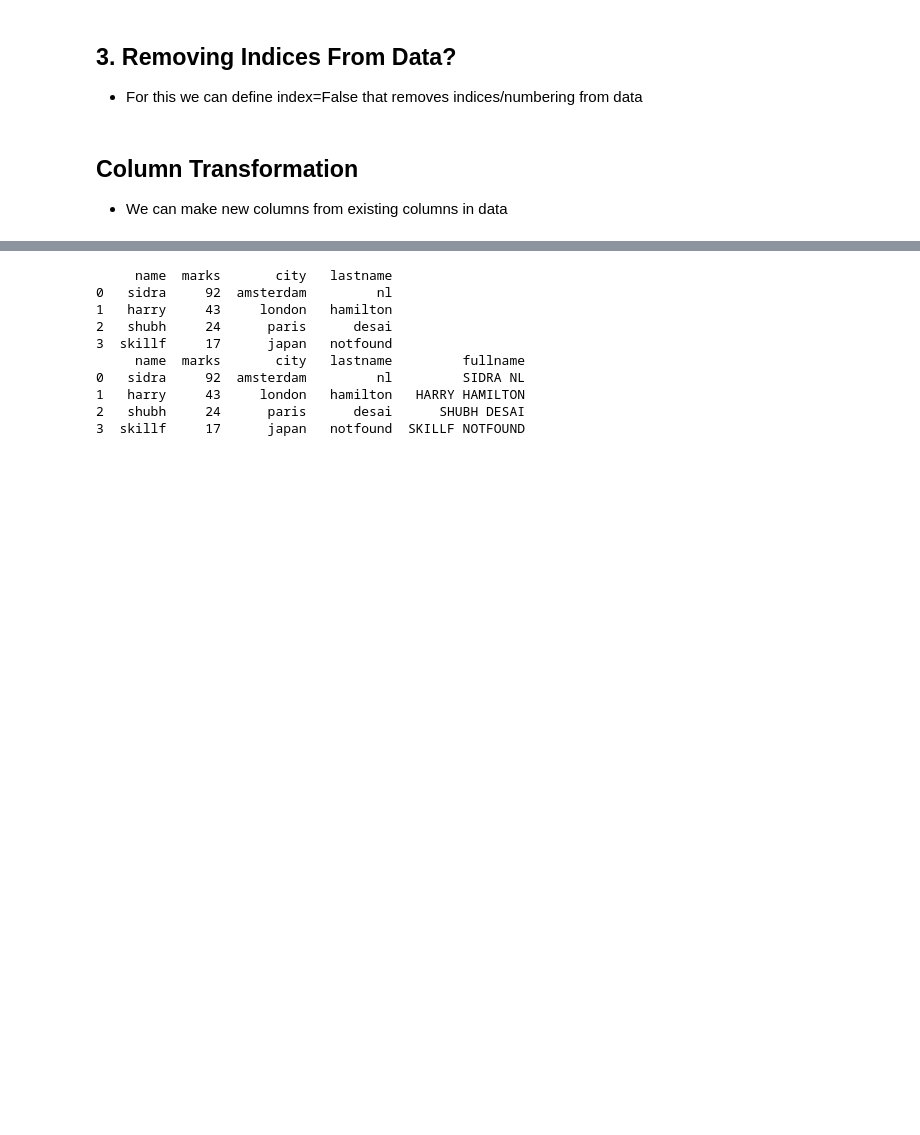
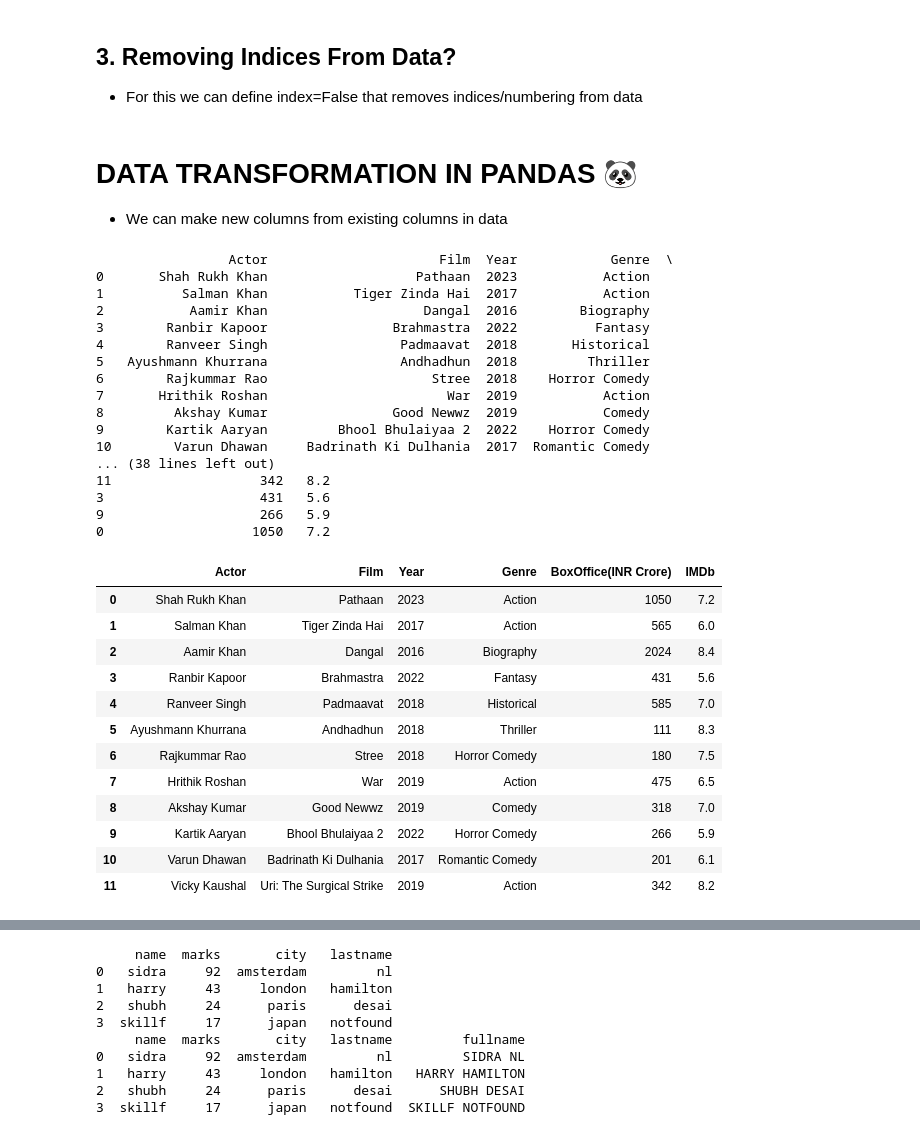
Before and after one commit to sidraanl-08/completedatascience, a Jupyter notebook: pandas/pandas.ipynb, the cells around one changed output, grey strips where cells are left out. Saved outputs shown, nothing was run; the diff lists cells and outputs as text; code cells hidden in the pictures; blank space fills up the shorter version.

Commit message:
updated pandas 🐼

```diff
--- a/pandas/pandas.ipynb
+++ b/pandas/pandas.ipynb
@@ -507,6 +507,49 @@ print(data2)
 
 df.to_csv("friends.csv", index=False)
 # %% [markdown]
-## Column Transformation
+# DATA TRANSFORMATION IN PANDAS 🐼
 
 - We can make new columns from existing columns in data
+# %%
+#sorting data
+
+import pandas as pd
+
+data = pd.read_csv("actorsdata.csv")
+print(data)
+
+newdata = data.sort_values(["Year", "IMDb"]).copy()
+print(newdata)
+
+newdata.sort_index()
+# %% [output]
+                 Actor                      Film  Year            Genre  \
+0       Shah Rukh Khan                   Pathaan  2023           Action
+1          Salman Khan           Tiger Zinda Hai  2017           Action
+2           Aamir Khan                    Dangal  2016        Biography
+3        Ranbir Kapoor                Brahmastra  2022          Fantasy
+4        Ranveer Singh                 Padmaavat  2018       Historical
+5   Ayushmann Khurrana                 Andhadhun  2018         Thriller
+6        Rajkummar Rao                     Stree  2018    Horror Comedy
+7       Hrithik Roshan                       War  2019           Action
+8         Akshay Kumar                Good Newwz  2019           Comedy
+9        Kartik Aaryan         Bhool Bhulaiyaa 2  2022    Horror Comedy
+10        Varun Dhawan     Badrinath Ki Dulhania  2017  Romantic Comedy
+... (38 lines left out)
+11                   342   8.2
+3                    431   5.6
+9                    266   5.9
+0                   1050   7.2
+|  | Actor | Film | Year | Genre | BoxOffice(INR Crore) | IMDb |
+| 0 | Shah Rukh Khan | Pathaan | 2023 | Action | 1050 | 7.2 |
+| 1 | Salman Khan | Tiger Zinda Hai | 2017 | Action | 565 | 6.0 |
+| 2 | Aamir Khan | Dangal | 2016 | Biography | 2024 | 8.4 |
+| 3 | Ranbir Kapoor | Brahmastra | 2022 | Fantasy | 431 | 5.6 |
+| 4 | Ranveer Singh | Padmaavat | 2018 | Historical | 585 | 7.0 |
+| 5 | Ayushmann Khurrana | Andhadhun | 2018 | Thriller | 111 | 8.3 |
+| 6 | Rajkummar Rao | Stree | 2018 | Horror Comedy | 180 | 7.5 |
+| 7 | Hrithik Roshan | War | 2019 | Action | 475 | 6.5 |
+| 8 | Akshay Kumar | Good Newwz | 2019 | Comedy | 318 | 7.0 |
+| 9 | Kartik Aaryan | Bhool Bhulaiyaa 2 | 2022 | Horror Comedy | 266 | 5.9 |
+| 10 | Varun Dhawan | Badrinath Ki Dulhania | 2017 | Romantic Comedy | 201 | 6.1 |
+| 11 | Vicky Kaushal | Uri: The Surgical Strike | 2019 | Action | 342 | 8.2 |
```
Also changed, not shown: parts of 3 cells of this notebook.
